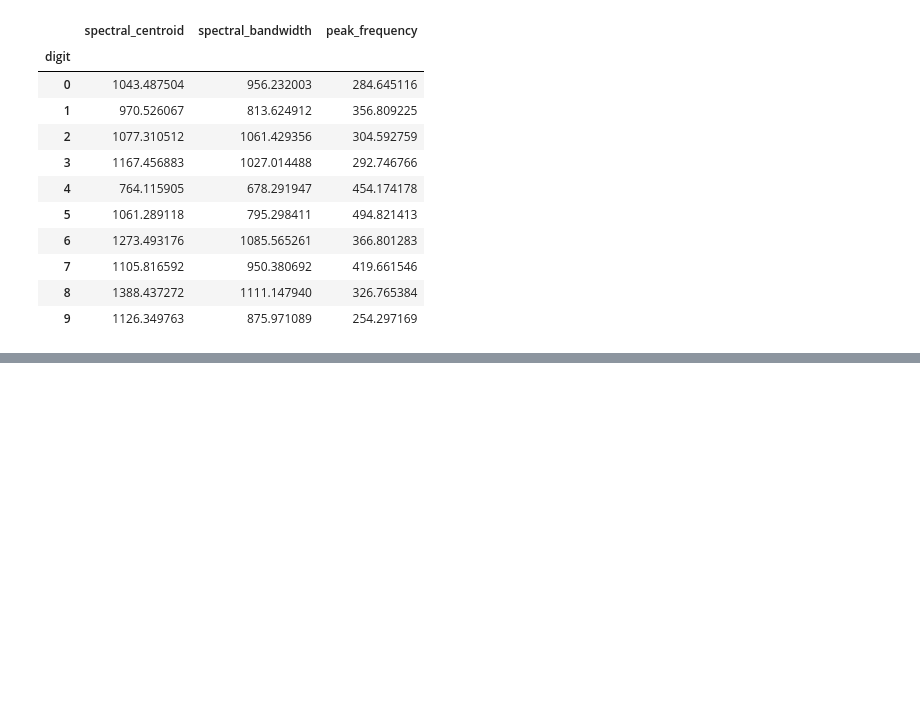
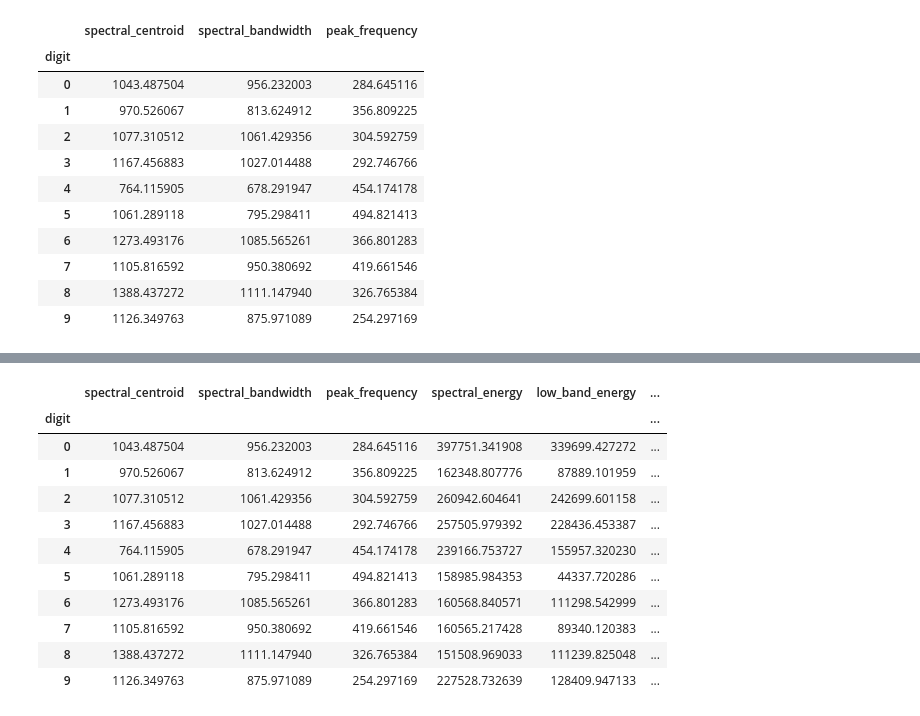
Before and after one commit to ibrahim2230/audio-digit-classification, a Jupyter notebook: EE413_DFT_Part.ipynb, the cells around one changed output, grey strips where cells are left out. Saved outputs shown, nothing was run; the diff lists cells and outputs as text; code cells hidden in the pictures; blank space fills up the shorter version.

```diff
--- a/EE413_DFT_Part.ipynb
+++ b/EE413_DFT_Part.ipynb
@@ -302,0 +527,6 @@ df_features.groupby("digit")[["spectral_centroid", "spectral_bandwidth", "peak_f
+# %%
+folder_path = "free-spoken-digit-dataset/recordings"
+df_features = extract_features_from_all_files(folder_path)
+
+print(df_features.head())
+print("Number of files:", len(df_features))
@@ -302,0 +551,31 @@ df_features.groupby("digit")[["spectral_centroid", "spectral_bandwidth", "peak_f
+# %%
+import pandas as pd
+
+pd.set_option("display.max_columns", None)
+pd.set_option("display.width", 1000)
+
+digit_summary = df_features.groupby("digit")[[
+    "spectral_centroid",
+    "spectral_bandwidth",
+    "peak_frequency",
+    "spectral_energy",
+    "low_band_energy",
+    "mid_band_energy",
+    "high_band_energy",
+    "spectral_rolloff"
+]].mean()
+
+digit_summary
+# %% [output]
+|  | spectral_centroid | spectral_bandwidth | peak_frequency | spectral_energy | low_band_energy | ... |
+| digit |  |  |  |  |  | ... |
+| 0 | 1043.487504 | 956.232003 | 284.645116 | 397751.341908 | 339699.427272 | ... |
+| 1 | 970.526067 | 813.624912 | 356.809225 | 162348.807776 | 87889.101959 | ... |
+| 2 | 1077.310512 | 1061.429356 | 304.592759 | 260942.604641 | 242699.601158 | ... |
+| 3 | 1167.456883 | 1027.014488 | 292.746766 | 257505.979392 | 228436.453387 | ... |
+| 4 | 764.115905 | 678.291947 | 454.174178 | 239166.753727 | 155957.320230 | ... |
+| 5 | 1061.289118 | 795.298411 | 494.821413 | 158985.984353 | 44337.720286 | ... |
+| 6 | 1273.493176 | 1085.565261 | 366.801283 | 160568.840571 | 111298.542999 | ... |
+| 7 | 1105.816592 | 950.380692 | 419.661546 | 160565.217428 | 89340.120383 | ... |
+| 8 | 1388.437272 | 1111.147940 | 326.765384 | 151508.969033 | 111239.825048 | ... |
+| 9 | 1126.349763 | 875.971089 | 254.297169 | 227528.732639 | 128409.947133 | ... |
```
Also changed, not shown: parts of 9 cells of this notebook.
